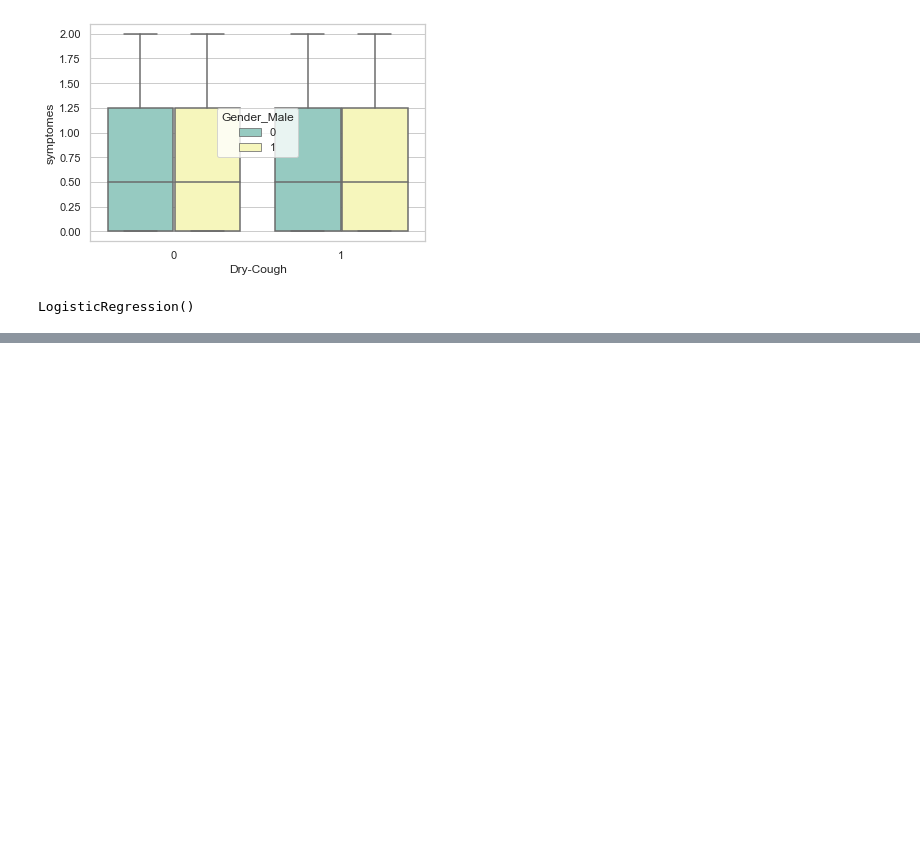
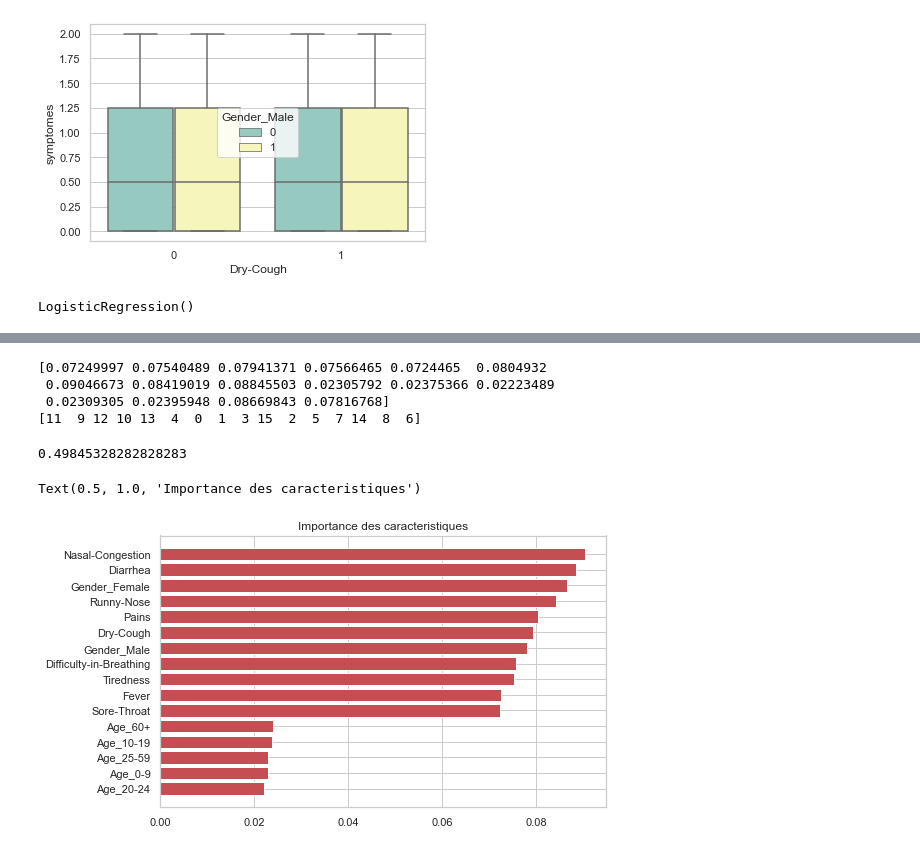
Before and after one commit to kashimmirza/cseproject, a Jupyter notebook: covid19_symtomps.ipynb, the cells around one changed output, grey strips where cells are left out. Saved outputs shown, nothing was run; the diff lists cells and outputs as text; code cells hidden in the pictures; blank space fills up the shorter version.

```diff
--- a/covid19_symtomps.ipynb
+++ b/covid19_symtomps.ipynb
@@ -264,3 +261,0 @@ ax = sns.swarmplot(x='Sore-Throat', y='symptomes', data=x1, color='.25')
-# %%
-pre1=LogisticRegression()
-pre1.fit(X_train,y_train)
@@ -272,0 +262,27 @@ print(confusion_matrix())
+# %%
+from sklearn import ensemble
+rf = ensemble.RandomForestClassifier()
+rf.fit(X_train, y_train)
+y_rf = rf.predict(X_test)
+importances = rf.feature_importances_
+print(importances)
+indices = np.argsort(importances)
+print(indices)
+# %% [output]
+[0.07249997 0.07540489 0.07941371 0.07566465 0.0724465  0.0804932
+ 0.09046673 0.08419019 0.08845503 0.02305792 0.02375366 0.02223489
+ 0.02309305 0.02395948 0.08669843 0.07816768]
+[11  9 12 10 13  4  0  1  3 15  2  5  7 14  8  6]
+# %%
+rf_score = accuracy_score(y_test, y_rf)
+print(rf_score)
+# %% [output]
+0.49845328282828283
+# %%
+plt.figure(figsize=(8,5))
+plt.barh(range(len(indices)), importances[indices], color='r', align='center')
+plt.yticks(range(len(indices)), df.columns[indices])
+plt.title('Importance des caracteristiques')
+# %% [output]
+Text(0.5, 1.0, 'Importance des caracteristiques')
+[figure, added]
```
Also changed, not shown: parts of 10 cells of this notebook.
